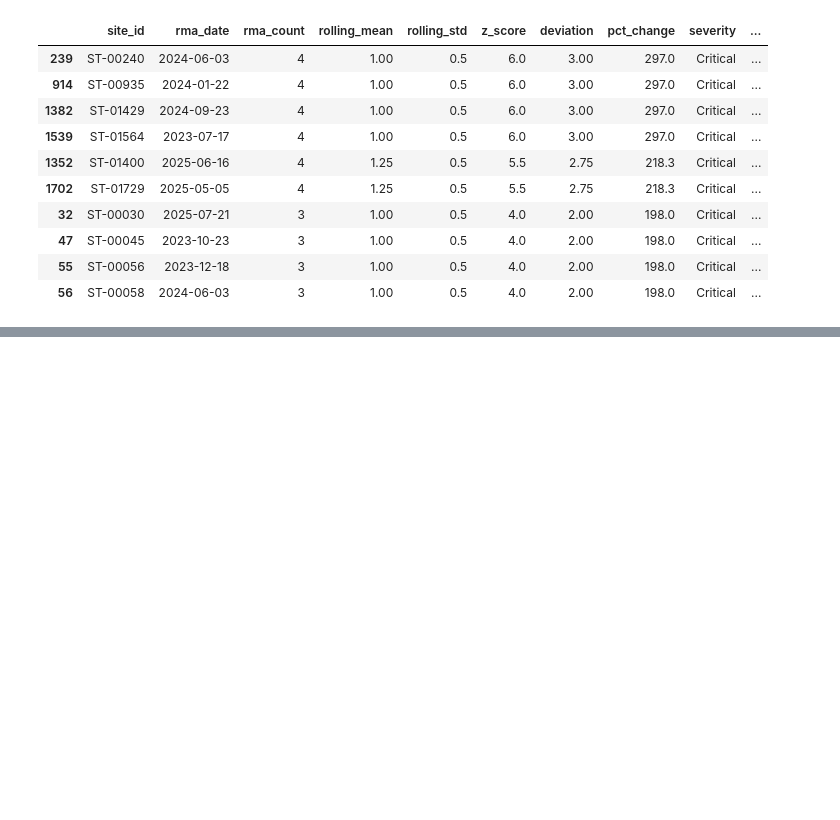
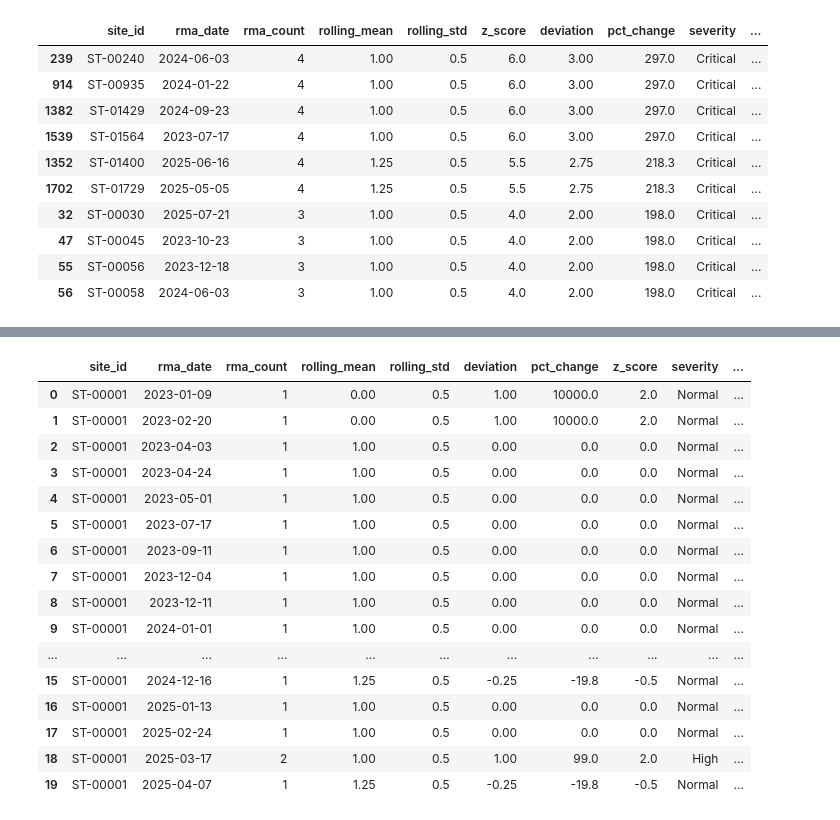
Before and after one commit to miskibin/task, a Jupyter notebook: research/rma_analysis.ipynb, the cells around one changed output, grey strips where cells are left out. Saved outputs shown, nothing was run; the diff lists cells and outputs as text; code cells hidden in the pictures; blank space fills up the shorter version.

```diff
--- a/research/rma_analysis.ipynb
+++ b/research/rma_analysis.ipynb
@@ -690,3 +690,58 @@ anomalies_export.head(10)
 | 47 | ST-00045 | 2023-10-23 | 3 | 1.00 | 0.5 | 4.0 | 2.00 | 198.0 | Critical | ... |
 | 55 | ST-00056 | 2023-12-18 | 3 | 1.00 | 0.5 | 4.0 | 2.00 | 198.0 | Critical | ... |
 | 56 | ST-00058 | 2024-06-03 | 3 | 1.00 | 0.5 | 4.0 | 2.00 | 198.0 | Critical | ... |
+# %%
+# Export ALL weekly data (including normal weeks) for comprehensive timeline visualization
+# This includes both anomalous and normal weeks for complete trend analysis
+
+# Merge weekly_ts with site metadata
+weekly_ts_all = weekly_ts.merge(
+    sites_df[['site_id', 'region', 'site_type', 'country', 'operator']],
+    on='site_id',
+    how='left'
+)
+
+# Add severity labels to all weeks (including 'Normal')
+weekly_ts_all['severity'] = weekly_ts_all.apply(
+    lambda row: (
+        'Normal' if row['rma_count'] < 2
+        else 'Critical' if row['z_score'] >= 3.0
+        else 'High' if row['z_score'] >= 2.0
+        else 'Medium' if row['z_score'] >= 1.5
+        else 'Normal'
+    ),
+    axis=1
+)
+
+# Add week metadata
+weekly_ts_all['week_number'] = weekly_ts_all['rma_date'].dt.isocalendar().week
+weekly_ts_all['year'] = weekly_ts_all['rma_date'].dt.year
+
+# Round numeric columns
+weekly_ts_all['rolling_mean'] = weekly_ts_all['rolling_mean'].round(2)
+weekly_ts_all['rolling_std'] = weekly_ts_all['rolling_std'].round(2)
+weekly_ts_all['z_score'] = weekly_ts_all['z_score'].round(2)
+weekly_ts_all['deviation'] = weekly_ts_all['deviation'].round(2)
+weekly_ts_all['pct_change'] = weekly_ts_all['pct_change'].round(1)
+
+# Add consecutive count info (for sites with recurring issues)
+consecutive_sites = (
+    anomalies[anomalies['is_consecutive']]
+    .groupby('site_id')
+    .size()
+    .reset_index(name='consecutive_count')
+)
+weekly_ts_all = weekly_ts_all.merge(consecutive_sites, on='site_id', how='left')
+weekly_ts_all['consecutive_count'] = weekly_ts_all['consecutive_count'].fillna(0).astype(int)
+
+# Save comprehensive weekly data
+print(f"💾 Exporting {len(weekly_ts_all)} total weekly records (all severity levels)...")
+weekly_ts_all.to_csv(DATA_PATH / 'rma' / "weekly_timeseries_complete.csv", index=False)
+
+print(f"\nBreakdown by severity:")
+print(weekly_ts_all['severity'].value_counts())
+print(f"\nTotal sites: {weekly_ts_all['site_id'].nunique()}")
+print(f"Date range: {weekly_ts_all['rma_date'].min().date()} to {weekly_ts_all['rma_date'].max().date()}")
+
+weekly_ts_all.head(20)
+# %% [output]
@@ -692,0 +765,17 @@ anomalies_export.head(10)
+|  | site_id | rma_date | rma_count | rolling_mean | rolling_std | deviation | pct_change | z_score | severity | ... |
+| 0 | ST-00001 | 2023-01-09 | 1 | 0.00 | 0.5 | 1.00 | 10000.0 | 2.0 | Normal | ... |
+| 1 | ST-00001 | 2023-02-20 | 1 | 0.00 | 0.5 | 1.00 | 10000.0 | 2.0 | Normal | ... |
+| 2 | ST-00001 | 2023-04-03 | 1 | 1.00 | 0.5 | 0.00 | 0.0 | 0.0 | Normal | ... |
+| 3 | ST-00001 | 2023-04-24 | 1 | 1.00 | 0.5 | 0.00 | 0.0 | 0.0 | Normal | ... |
+| 4 | ST-00001 | 2023-05-01 | 1 | 1.00 | 0.5 | 0.00 | 0.0 | 0.0 | Normal | ... |
+| 5 | ST-00001 | 2023-07-17 | 1 | 1.00 | 0.5 | 0.00 | 0.0 | 0.0 | Normal | ... |
+| 6 | ST-00001 | 2023-09-11 | 1 | 1.00 | 0.5 | 0.00 | 0.0 | 0.0 | Normal | ... |
+| 7 | ST-00001 | 2023-12-04 | 1 | 1.00 | 0.5 | 0.00 | 0.0 | 0.0 | Normal | ... |
+| 8 | ST-00001 | 2023-12-11 | 1 | 1.00 | 0.5 | 0.00 | 0.0 | 0.0 | Normal | ... |
+| 9 | ST-00001 | 2024-01-01 | 1 | 1.00 | 0.5 | 0.00 | 0.0 | 0.0 | Normal | ... |
+| ... | ... | ... | ... | ... | ... | ... | ... | ... | ... | ... |
+| 15 | ST-00001 | 2024-12-16 | 1 | 1.25 | 0.5 | -0.25 | -19.8 | -0.5 | Normal | ... |
+| 16 | ST-00001 | 2025-01-13 | 1 | 1.00 | 0.5 | 0.00 | 0.0 | 0.0 | Normal | ... |
+| 17 | ST-00001 | 2025-02-24 | 1 | 1.00 | 0.5 | 0.00 | 0.0 | 0.0 | Normal | ... |
+| 18 | ST-00001 | 2025-03-17 | 2 | 1.00 | 0.5 | 1.00 | 99.0 | 2.0 | High | ... |
+| 19 | ST-00001 | 2025-04-07 | 1 | 1.25 | 0.5 | -0.25 | -19.8 | -0.5 | Normal | ... |
```
Also changed, not shown: parts of 1 cell of this notebook, 4 other files.
